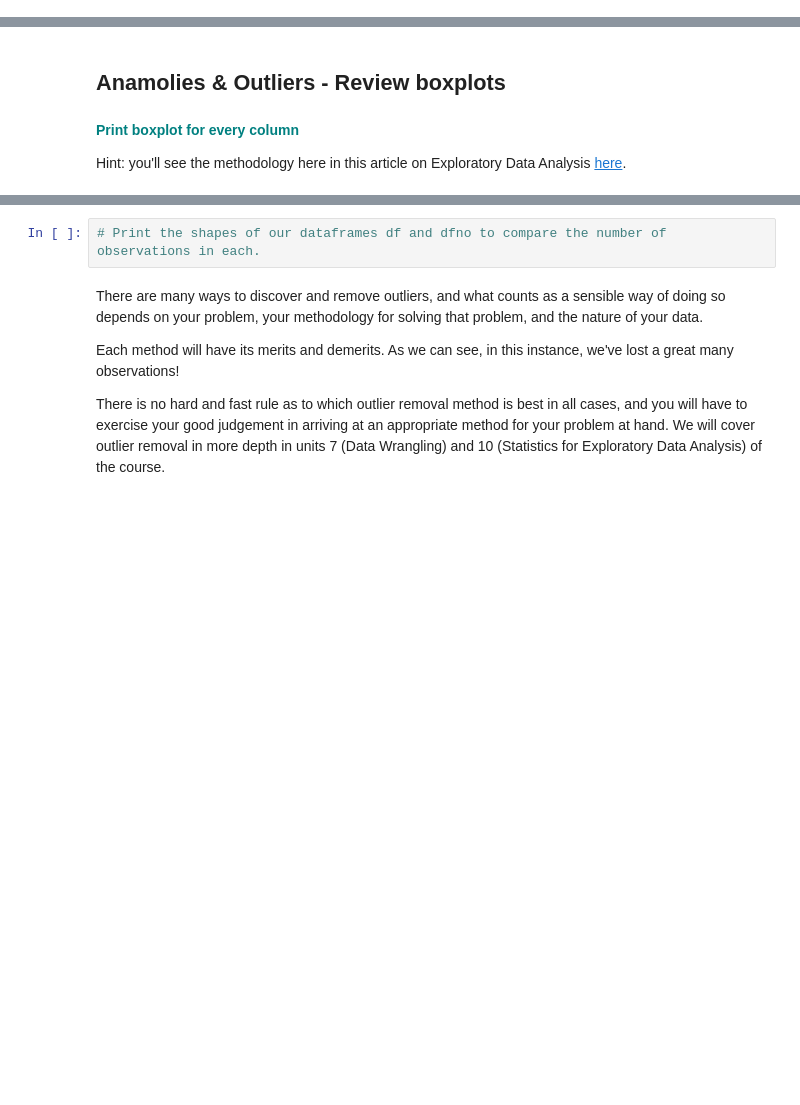
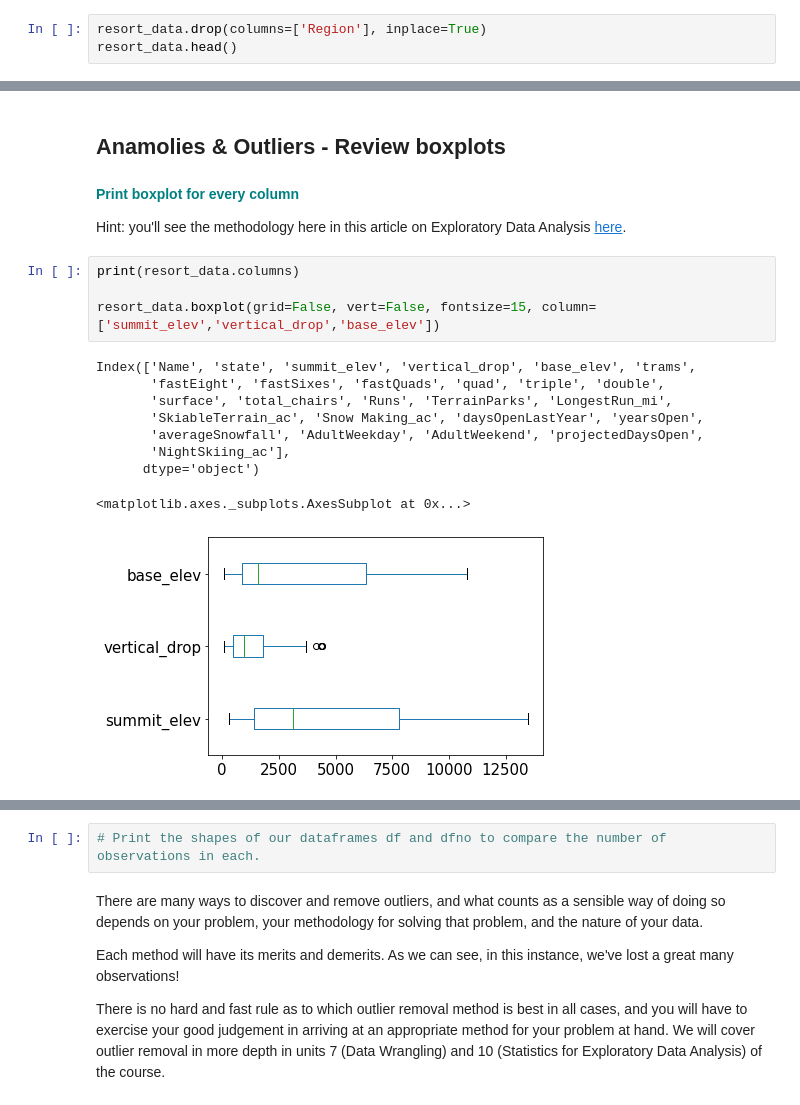
Before and after one commit to jolfr/capstone-01, a Jupyter notebook: notebooks/Notebook_stepthree.ipynb, the cells around one changed output, grey strips where cells are left out. Drawn from its saved outputs; the diff is of its cells as text; blank space fills up the shorter version.

```diff
--- a/notebooks/Notebook_stepthree.ipynb
+++ b/notebooks/Notebook_stepthree.ipynb
@@ -143,2 +163,5 @@ sns._ _ _(x=values, y=names, palette="RdBu_r")
 # %% [markdown]
 By reviewing the State and Regions counts plots you should notice that the Region feature is nearly identical to the state and therfore we can remove from the dataframe.**<font color='teal'> Remove the `Region` column using the drop function.</font>**
+# %%
+resort_data.drop(columns=['Region'], inplace=True)
+resort_data.head()
@@ -148,3 +179,17 @@ By reviewing the State and Regions counts plots you should notice that the Regio
 **<font color='teal'> Print boxplot for every column</font>**
 
 Hint: you'll see the methodology here in this article on Exploratory Data Analysis [here](nce-method-dsm-exploratory-data-analysis-bc84d4d8d3f9).
+# %%
+print(resort_data.columns)
+
+resort_data.boxplot(grid=False, vert=False, fontsize=15, column=['summit_elev','vertical_drop','base_elev'])
+# %% [output]
+Index(['Name', 'state', 'summit_elev', 'vertical_drop', 'base_elev', 'trams',
+       'fastEight', 'fastSixes', 'fastQuads', 'quad', 'triple', 'double',
+       'surface', 'total_chairs', 'Runs', 'TerrainParks', 'LongestRun_mi',
+       'SkiableTerrain_ac', 'Snow Making_ac', 'daysOpenLastYear', 'yearsOpen',
+       'averageSnowfall', 'AdultWeekday', 'AdultWeekend', 'projectedDaysOpen',
+       'NightSkiing_ac'],
+      dtype='object')
+<matplotlib.axes._subplots.AxesSubplot at 0x...>
+[figure, added]
```
Also changed, not shown: parts of 17 cells of this notebook, 1 other file.
